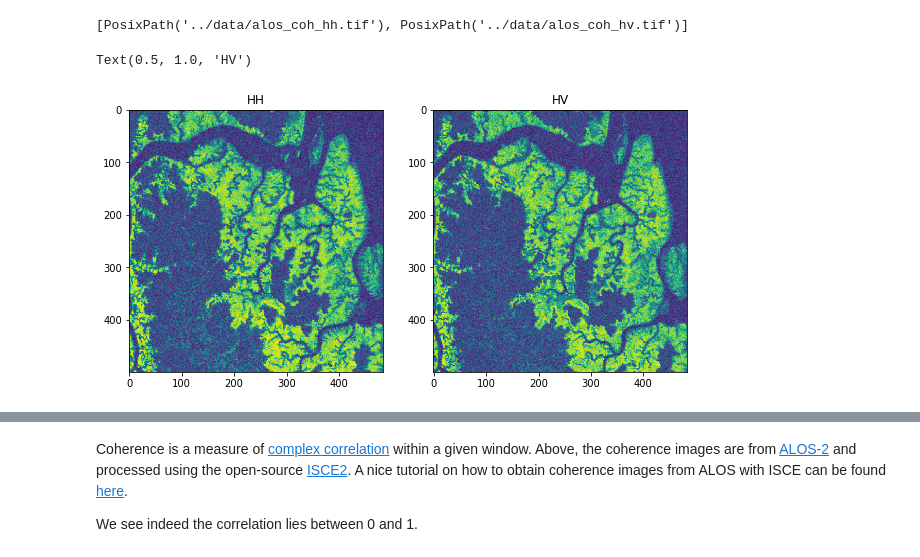
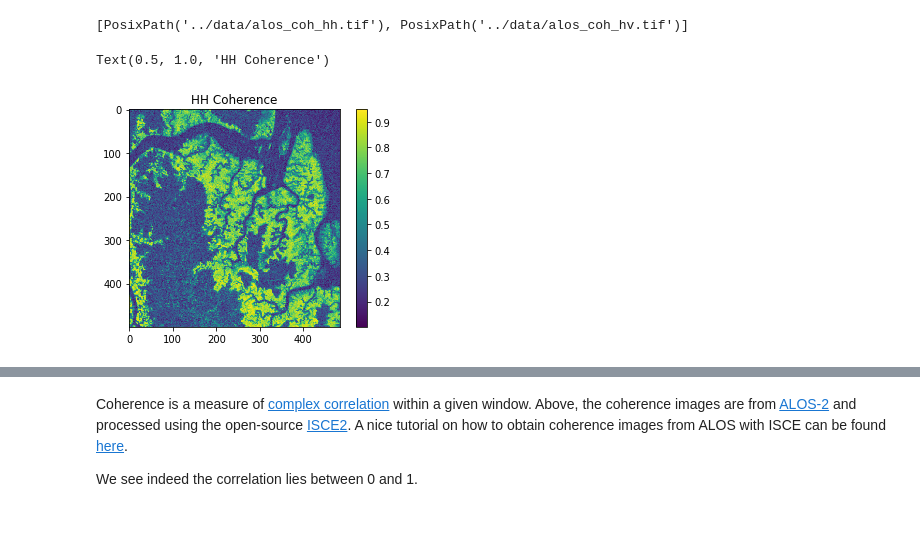
Before and after one commit to simard-landscape-lab/sari-tutorial, a Jupyter notebook: 6-Coherence/6_Coherence.ipynb, the cells around one changed output, grey strips where cells are left out. Cells and saved outputs as stored; diff of their text form; code cells hidden in the pictures; blank space fills up the shorter version.

```diff
--- a/6-Coherence/6_Coherence.ipynb
+++ b/6-Coherence/6_Coherence.ipynb
@@ -29,12 +29,10 @@ def open_one(path):
     return band
 
 coherence_bands = list(map(open_one, coh_tifs))
-# %%
-fig, ax = plt.subplots(1, 2, figsize=(10, 5))
-ax[0].imshow(coherence_bands[0])
-ax[0].set_title('HH')
-im = ax[1].imshow(coherence_bands[1])
-ax[1].set_title('HV')
-# %% [output]
-Text(0.5, 1.0, 'HV')
-[figure, removed]
+# %%
+plt.imshow(coherence_bands[0])
+plt.colorbar()
+plt.title('HH Coherence')
+# %% [output]
+Text(0.5, 1.0, 'HH Coherence')
+[figure, added]
```
Also changed, not shown: parts of 1 cell of this notebook, 4 other files.
